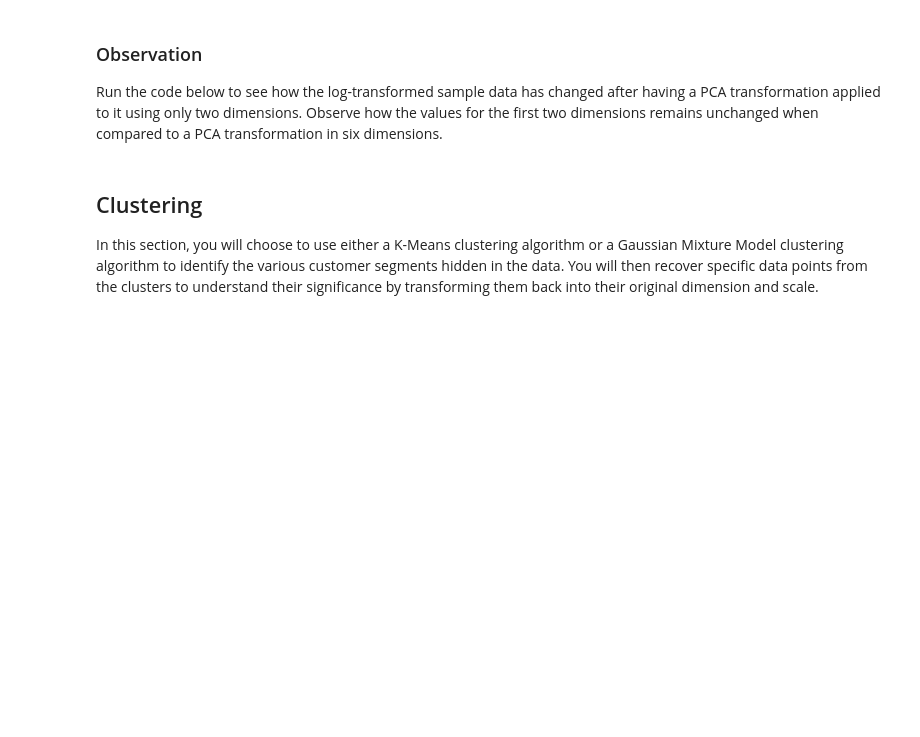
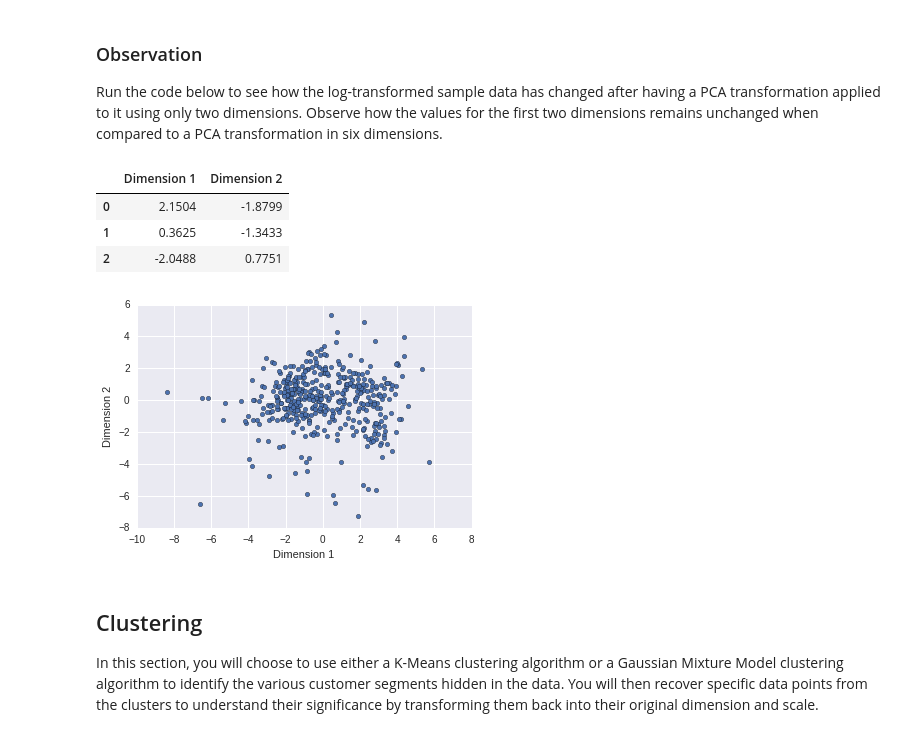
Before and after one commit to ibratface/machine-learning, a Jupyter notebook: projects/creating_customer_segments/customer_segments.ipynb, the cells around one changed output. Cells and saved outputs as stored; diff of their text form; code cells hidden in the pictures; blank space fills up the shorter version.

```diff
--- a/projects/creating_customer_segments/customer_segments.ipynb
+++ b/projects/creating_customer_segments/customer_segments.ipynb
@@ -413,13 +434,14 @@ In the code block below, you will need to implement the following:
  - Apply a PCA transformation of the sample log-data `log_samples` using `pca.transform`, and assign the results to `pca_samples`.
 # %%
 # TODO: Apply PCA by fitting the good data with only two dimensions
-pca = None
+pca2= PCA(n_components=2)
+pca2.fit(good_data)
 
 # TODO: Transform the good data using the PCA fit above
-reduced_data = None
+reduced_data = pca2.transform(good_data)
 
 # TODO: Transform the sample log-data using the PCA fit above
-pca_samples = None
+pca_samples = pca2.transform(log_samples)
 
 # Create a DataFrame for the reduced data
 reduced_data = pd.DataFrame(reduced_data, columns = ['Dimension 1', 'Dimension 2'])
@@ -429,6 +451,15 @@ Run the code below to see how the log-transformed sample data has changed after
 # %%
 # Display sample log-data after applying PCA transformation in two dimensions
 display(pd.DataFrame(np.round(pca_samples, 4), columns = ['Dimension 1', 'Dimension 2']))
+# %% [output]
+|  | Dimension 1 | Dimension 2 |
+| 0 | 2.1504 | -1.8799 |
+| 1 | 0.3625 | -1.3433 |
+| 2 | -2.0488 | 0.7751 |
+# %%
+_ = reduced_data.plot.scatter("Dimension 1", "Dimension 2")
+# %% [output]
+[figure, added]
 # %% [markdown]
 ## Clustering
 
```
Also changed, not shown: parts of 30 cells of this notebook.
